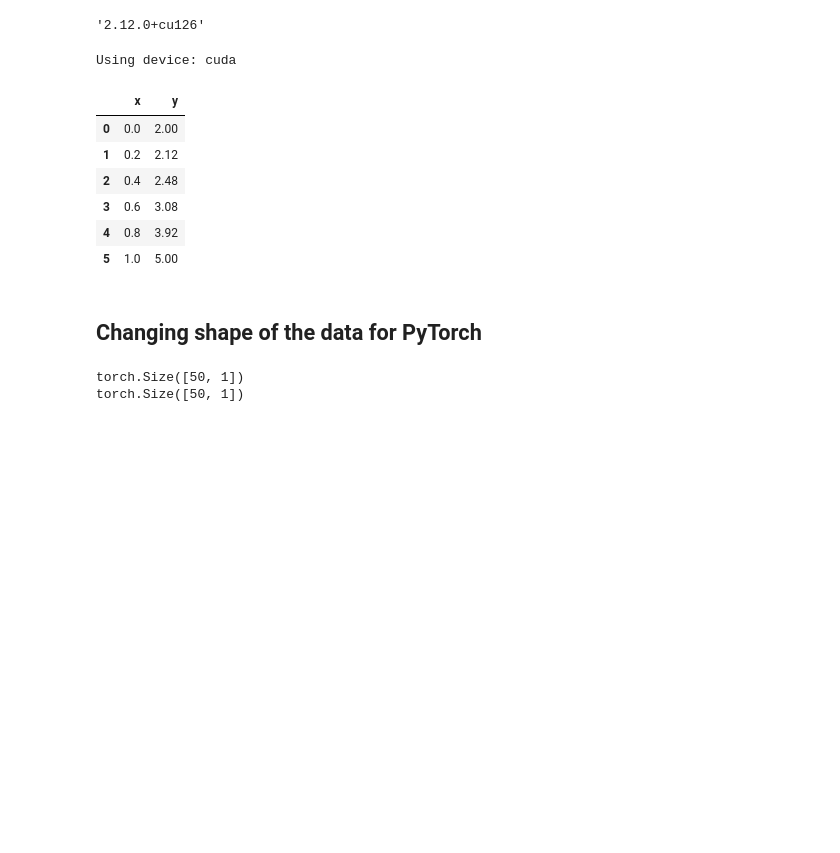
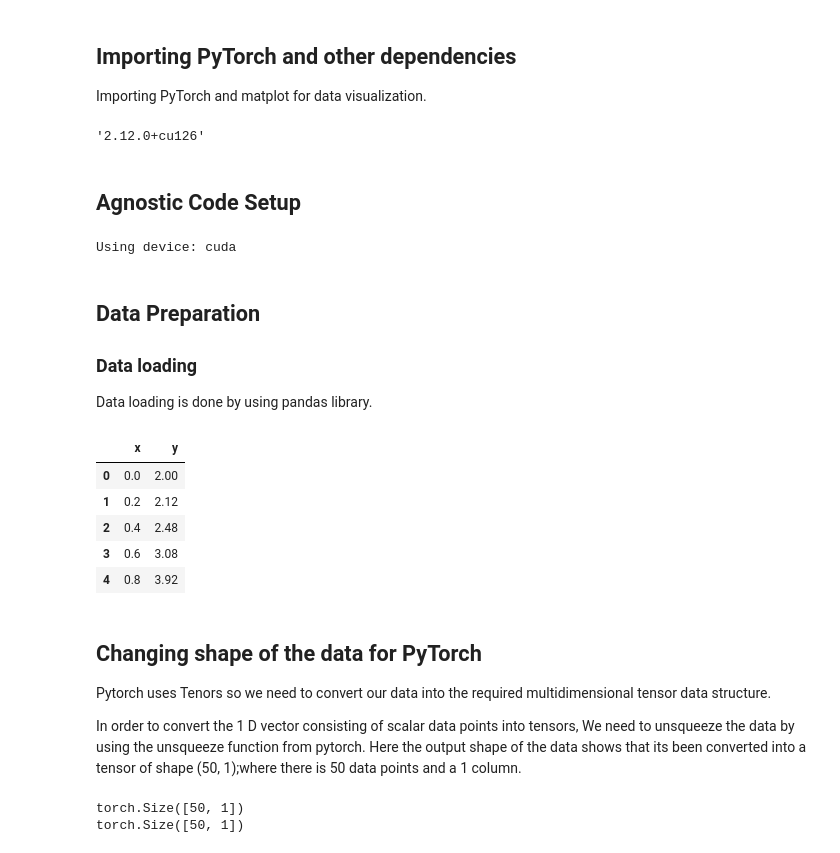
Before and after one commit to Avhijan/AI, a Jupyter notebook: 4_Linear_Regression_using-PyTorch/2_pytorch_polynomial_regression.ipynb, the cells around one changed output. Saved outputs shown, nothing was run; the diff lists cells and outputs as text; code cells hidden in the pictures; blank space fills up the shorter version.

```diff
--- a/4_Linear_Regression_using-PyTorch/2_pytorch_linear_regression.ipynb
+++ b/4_Linear_Regression_using-PyTorch/2_pytorch_polynomial_regression.ipynb
@@ -1,3 +1,6 @@
+# %% [markdown]
+## Importing PyTorch and other dependencies
+Importing PyTorch and matplot for data visualization.
 # %%
 # Import PyTorch and matplotlib
 import torch
@@ -7,28 +10,39 @@ import matplotlib.pyplot as plt
 torch.__version__
 # %% [output]
 '2.12.0+cu126'
+# %% [markdown]
+## Agnostic Code Setup
 # %%
 # Setup device agnostic code
 device = "cuda" if torch.cuda.is_available() else "cpu"
 print(f"Using device: {device}")
 # %% [output]
 Using device: cuda
+# %% [markdown]
+## Data Preparation
+
+### Data loading
+Data loading is done by using pandas library.
 # %%
 import pandas as pd
 import torch
 
 df = pd.read_csv(r'./Resources/assignment-data.csv')
-df.head(6)
+df.head(5) #first five data point
 # %% [output]
 |  | x | y |
 | 0 | 0.0 | 2.00 |
 | 1 | 0.2 | 2.12 |
 | 2 | 0.4 | 2.48 |
 | 3 | 0.6 | 3.08 |
 | 4 | 0.8 | 3.92 |
-| 5 | 1.0 | 5.00 |
 # %% [markdown]
 ## Changing shape of the data for PyTorch
+
+Pytorch uses Tenors so we need to convert our data into the required multidimensional tensor data structure.
+
+In order to convert the 1 D vector consisting of scalar data points into tensors, We need to  unsqueeze the data by using the unsqueeze function from pytorch.
+Here the output shape of the data shows that its been converted into a tensor of shape (50, 1);where there is 50 data points and a 1 column.
 # %%
 # convert to torch tensors for use in the notebook
 X = torch.tensor(df['x'].values, dtype=torch.float32).unsqueeze(1)
```
Also changed, not shown: parts of 19 cells of this notebook, 1 other file.
